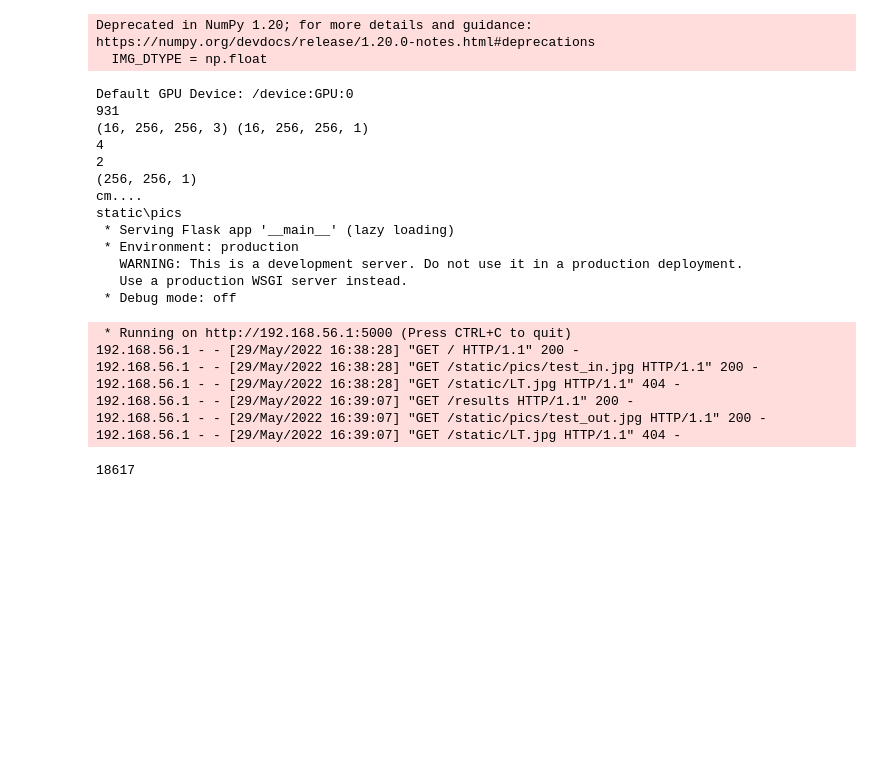
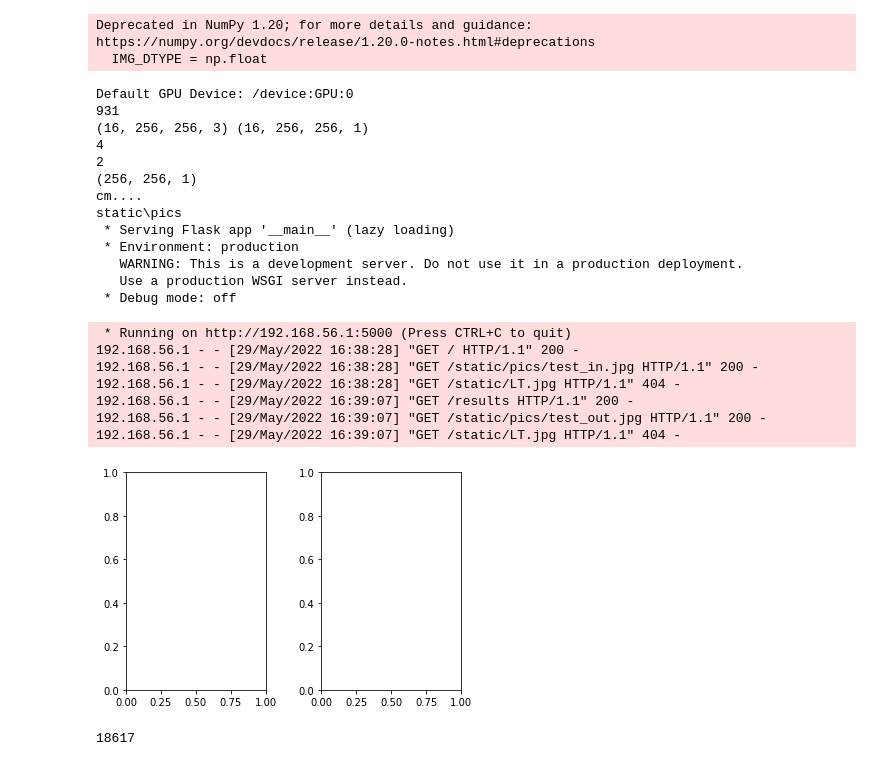
Before and after one commit to kedareshg/liver-cancer-, a Jupyter notebook: tumor_CNN_final.ipynb, the cells around one changed output. Drawn from its saved outputs; the diff is of its cells as text; code cells hidden in the pictures; blank space fills up the shorter version.

```diff
--- a/tumor_CNN_final.ipynb
+++ b/tumor_CNN_final.ipynb
@@ -60,11 +60,7 @@ training_path = os.path.join('train','patients')
 # In[26]:
 
 
-"""
-- Author IBBM
-- Date 1/3/2019 (DD/MM/YYYY)
-- Link https://github.com/IBBM/Cascaded-FCN
-"""
+
 def imshow(*args,**kwargs):
     cmap = kwargs.get('cmap', 'gray')
     title= kwargs.get('title','')
@@ -197,11 +193,7 @@ print(len(train_ids))
 # In[29]:
 
 
-"""
-- Author IBBM
-- Date 1/3/2019 (DD/MM/YYYY)
-- Link https://github.com/IBBM/Cascaded-FCN
-"""
+
 def step1_preprocess_img_slice(img_slc):
     """
     Preprocesses the image 3d volumes by performing the following :
@@ -246,11 +238,6 @@ ax.imshow(np.reshape(y[r], (image_size, image_size)), cmap="gray")
 # In[32]:
 
 
-"""
-- Author nikhilroxtomar
-- Date 10/4/2019 (DD/MM/YYYY)
-- Link https://github.com/IBBM/Cascaded-FCN
-"""
 
 
 #model.save('tumor_model_10epochs.h5')  # creates a HDF5 file 'my_model.h5'
@@ -402,33 +389,34 @@ def index1():
     return "hello"
 @app.route('/results')
 def result():
     pic1 = os.path.join(app.config['UPLOAD_FOLDER'], 'test_out.jpg')
     return render_template("results.html", user_image=pic1)
 
 app.run(host="192.168.56.1",port=5000)
 # %% [output]
 Deprecated in NumPy 1.20; for more details and guidance: https://numpy.org/devdocs/release/1.20.0-notes.html#deprecations
   IMG_DTYPE = np.float
 Default GPU Device: /device:GPU:0
 931
 (16, 256, 256, 3) (16, 256, 256, 1)
 4
 2
 (256, 256, 1)
 cm....
 static\pics
  * Serving Flask app '__main__' (lazy loading)
  * Environment: production
    WARNING: This is a development server. Do not use it in a production deployment.
    Use a production WSGI server instead.
  * Debug mode: off
  * Running on http://192.168.56.1:5000 (Press CTRL+C to quit)
 192.168.56.1 - - [29/May/2022 16:38:28] "GET / HTTP/1.1" 200 -
 192.168.56.1 - - [29/May/2022 16:38:28] "GET /static/pics/test_in.jpg HTTP/1.1" 200 -
 192.168.56.1 - - [29/May/2022 16:38:28] "GET /static/LT.jpg HTTP/1.1" 404 -
 192.168.56.1 - - [29/May/2022 16:39:07] "GET /results HTTP/1.1" 200 -
 192.168.56.1 - - [29/May/2022 16:39:07] "GET /static/pics/test_out.jpg HTTP/1.1" 200 -
 192.168.56.1 - - [29/May/2022 16:39:07] "GET /static/LT.jpg HTTP/1.1" 404 -
+[figure, added]
 # %%
 import os, glob
 import sys
```
Also changed, not shown: parts of 1 cell of this notebook.
